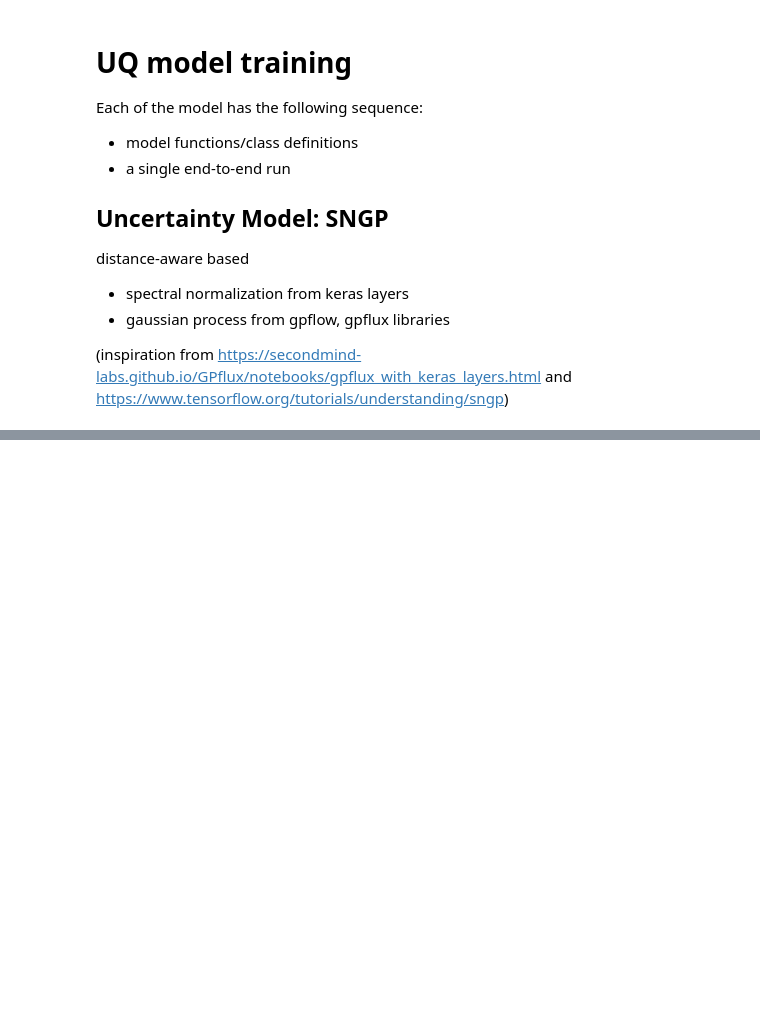
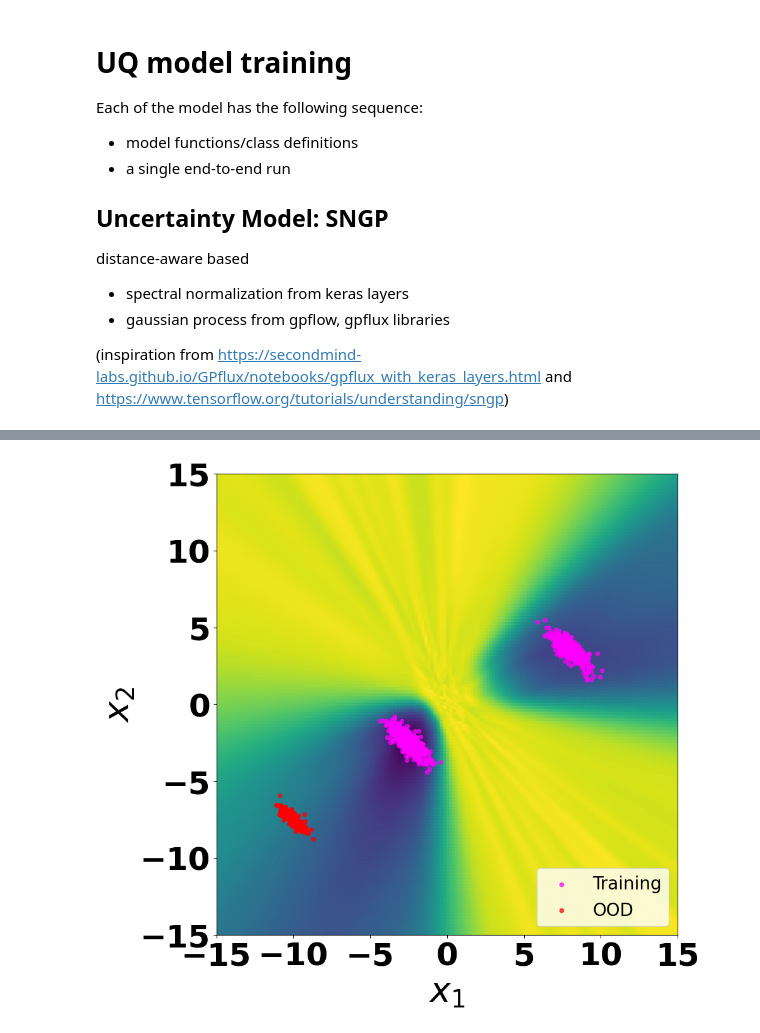
Before and after one commit to VNemani14/UQ_ML_Tutorial, a Jupyter notebook: Toy_problem/Implement_SNGP_DNNGP.ipynb, the cells around one changed output, grey strips where cells are left out. Saved outputs shown, nothing was run; the diff lists cells and outputs as text; code cells hidden in the pictures; blank space fills up the shorter version.

```diff
--- a/Toy_problem/Implement_SNGP_DNNGP.ipynb
+++ b/Toy_problem/Implement_SNGP_DNNGP.ipynb
@@ -398,0 +321,3 @@ ResNet block :2, epochs: 500
+# %%
+spectral_normalization = False
+DNNGP_model = generate_trained_SNGPmodel(x_train, y_train, nepochs = nepochs, spectral_normalization = spectral_normalization)
@@ -398,0 +342,14 @@ ResNet block :2, epochs: 500
+# %%
+dnngp_mean, dnngp_covmat = DNNGP_model(x_mesh_full, return_covmat=True)
+# %%
+dnngp_variance = tf.linalg.diag_part(dnngp_covmat)[:, None]
+dnngp_std = np.sqrt(dnngp_variance)
+# %%
+if spectral_normalization:
+    model_name = 'SNGP_uncertainty'
+else:
+    model_name = 'DNNGP_uncertainty'
+# %%
+plot_uncertainty_map(x_train, x_ood, x_mesh_full, dnngp_std, model_name, spectral_normalization, False)
+# %% [output]
+[figure, added]
```
Also changed, not shown: parts of 20 cells of this notebook, 4 other files.
